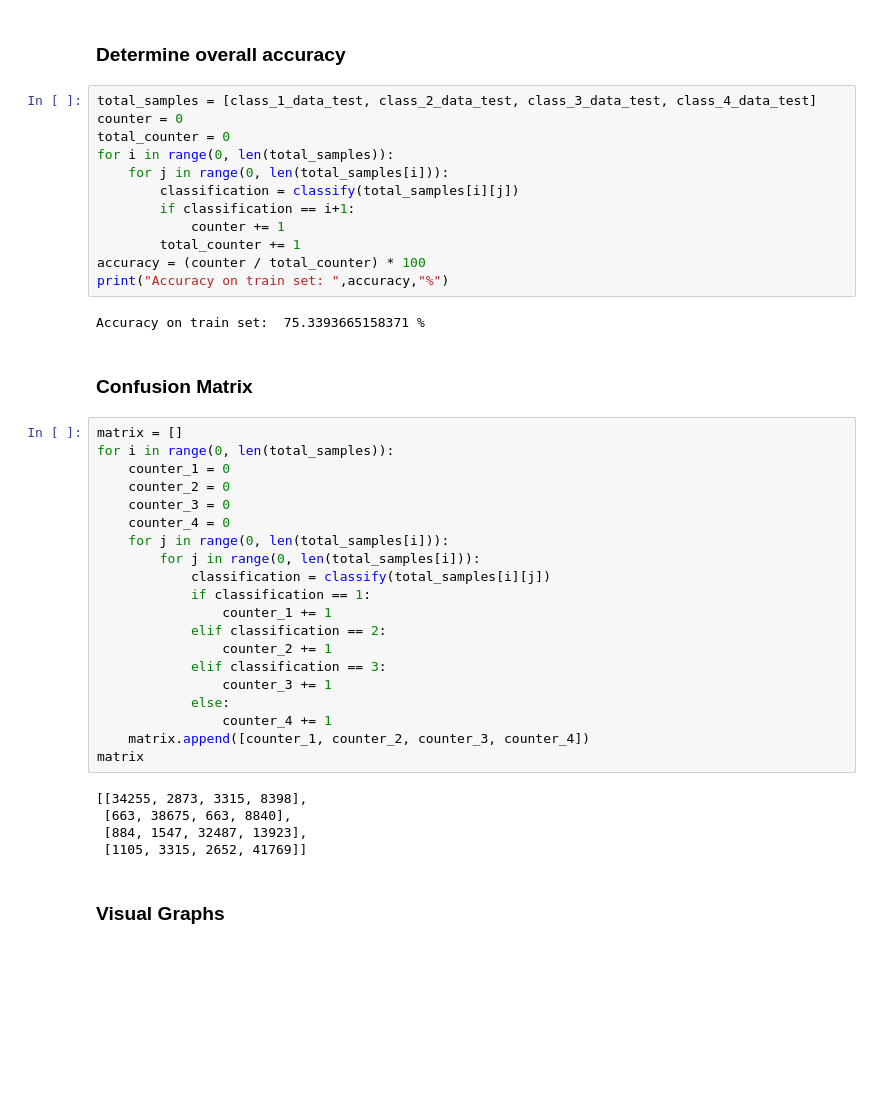
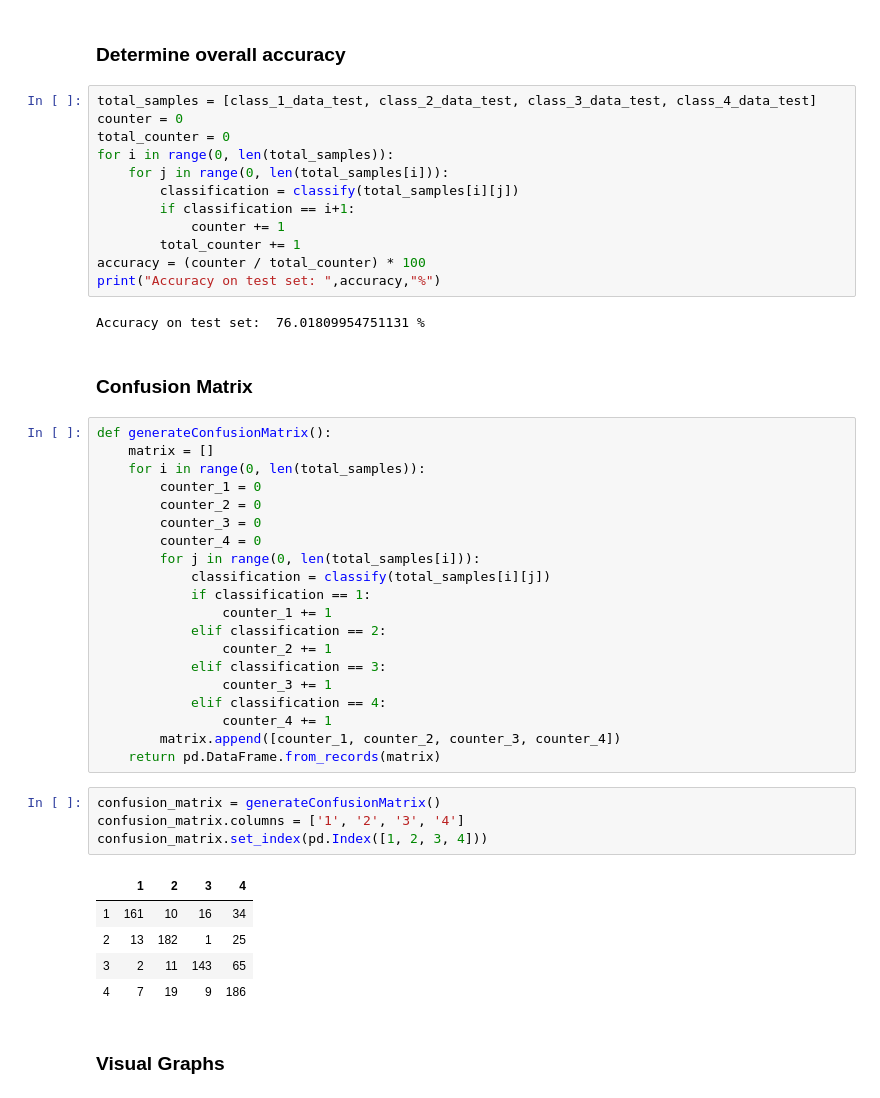
Before and after one commit to Sam-Malpass/Land-Based-Classification, a Jupyter notebook: Land Based Classification.ipynb, the cells around one changed output. Cells and saved outputs as stored; diff of their text form; blank space fills up the shorter version.

```diff
--- a/Land Based Classification.ipynb
+++ b/Land Based Classification.ipynb
@@ -249,19 +250,19 @@ for i in range(0, len(total_samples)):
             counter += 1
         total_counter += 1
 accuracy = (counter / total_counter) * 100
-print("Accuracy on train set: ",accuracy,"%")
+print("Accuracy on test set: ",accuracy,"%")
 # %% [output]
-Accuracy on train set:  75.3393665158371 %
+Accuracy on test set:  76.01809954751131 %
 # %% [markdown]
 ### Confusion Matrix
 # %%
-matrix = []
-for i in range(0, len(total_samples)):
-    counter_1 = 0
-    counter_2 = 0
-    counter_3 = 0
-    counter_4 = 0
-    for j in range(0, len(total_samples[i])):
+def generateConfusionMatrix():
+    matrix = []
+    for i in range(0, len(total_samples)):
+        counter_1 = 0
+        counter_2 = 0
+        counter_3 = 0
+        counter_4 = 0
         for j in range(0, len(total_samples[i])):
             classification = classify(total_samples[i][j])
             if classification == 1:
@@ -270,14 +271,19 @@ for i in range(0, len(total_samples)):
                 counter_2 += 1
             elif classification == 3:
                 counter_3 += 1
-            else:
+            elif classification == 4:
                 counter_4 += 1
-    matrix.append([counter_1, counter_2, counter_3, counter_4])
-matrix
+        matrix.append([counter_1, counter_2, counter_3, counter_4])
+    return pd.DataFrame.from_records(matrix)
-# %% [output]
-[[34255, 2873, 3315, 8398],
- [663, 38675, 663, 8840],
- [884, 1547, 32487, 13923],
- [1105, 3315, 2652, 41769]]
+# %%
+confusion_matrix = generateConfusionMatrix()
+confusion_matrix.columns = ['1', '2', '3', '4']
+confusion_matrix.set_index(pd.Index([1, 2, 3, 4]))
+# %% [output]
+|  | 1 | 2 | 3 | 4 |
+| 1 | 161 | 10 | 16 | 34 |
+| 2 | 13 | 182 | 1 | 25 |
+| 3 | 2 | 11 | 143 | 65 |
+| 4 | 7 | 19 | 9 | 186 |
 # %% [markdown]
 ### Visual Graphs
```
Also changed, not shown: parts of 5 cells of this notebook.
